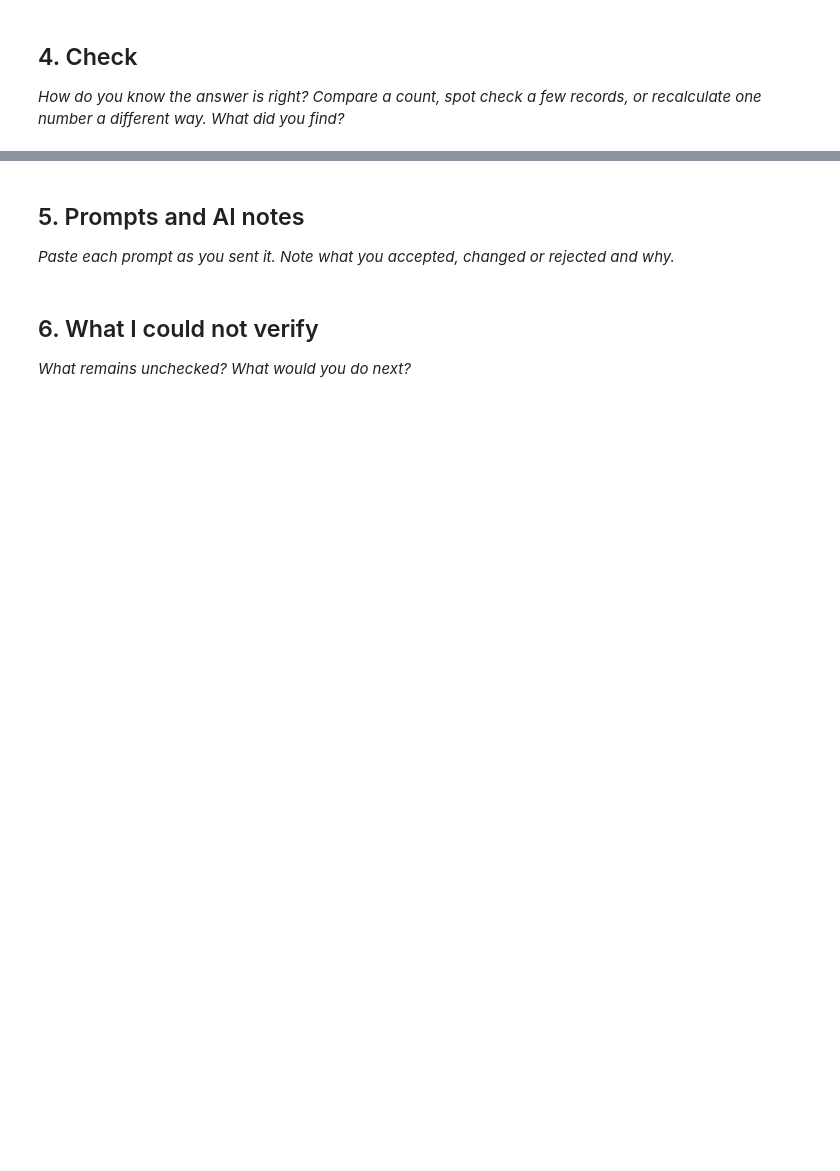
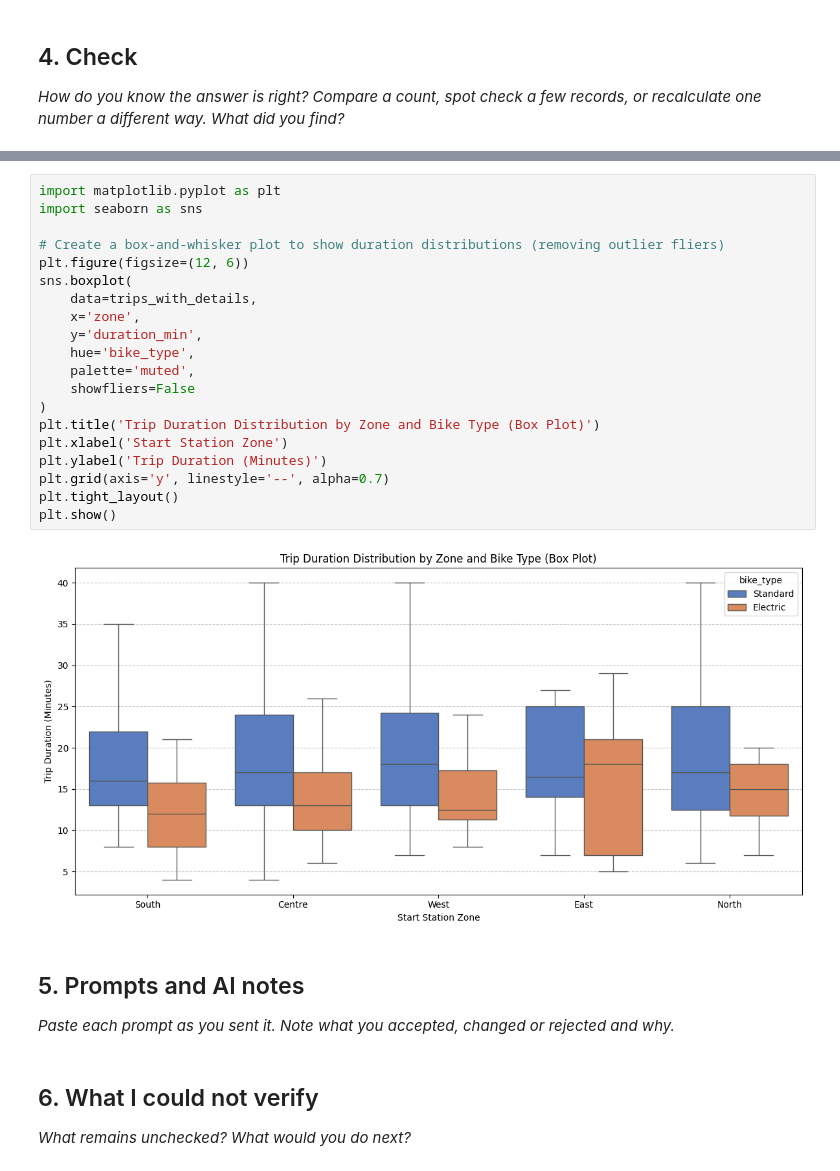
Before and after one commit to HmanseyWBS/HmanseyWBS---AnalyticsEngineering, a Jupyter notebook: Copy_of_2_03_practice_bike_hire_student.ipynb, the cells around one changed output, grey strips where cells are left out. Saved outputs shown, nothing was run; the diff lists cells and outputs as text; blank space fills up the shorter version.

```diff
--- a/Copy_of_2_03_practice_bike_hire_student.ipynb
+++ b/Copy_of_2_03_practice_bike_hire_student.ipynb
@@ -210,3 +438,25 @@ One row per combination of bike type and zone, with the number of trips and the
+# %%
+import matplotlib.pyplot as plt
+import seaborn as sns
+
+# Create a box-and-whisker plot to show duration distributions (removing outlier fliers)
+plt.figure(figsize=(12, 6))
+sns.boxplot(
+    data=trips_with_details,
+    x='zone',
+    y='duration_min',
+    hue='bike_type',
+    palette='muted',
+    showfliers=False
+)
+plt.title('Trip Duration Distribution by Zone and Bike Type (Box Plot)')
+plt.xlabel('Start Station Zone')
+plt.ylabel('Trip Duration (Minutes)')
+plt.grid(axis='y', linestyle='--', alpha=0.7)
+plt.tight_layout()
+plt.show()
+# %% [output]
+[figure, added]
 # %% [markdown]
 ## 5. Prompts and AI notes
 
```
Also changed, not shown: parts of 9 cells of this notebook.
